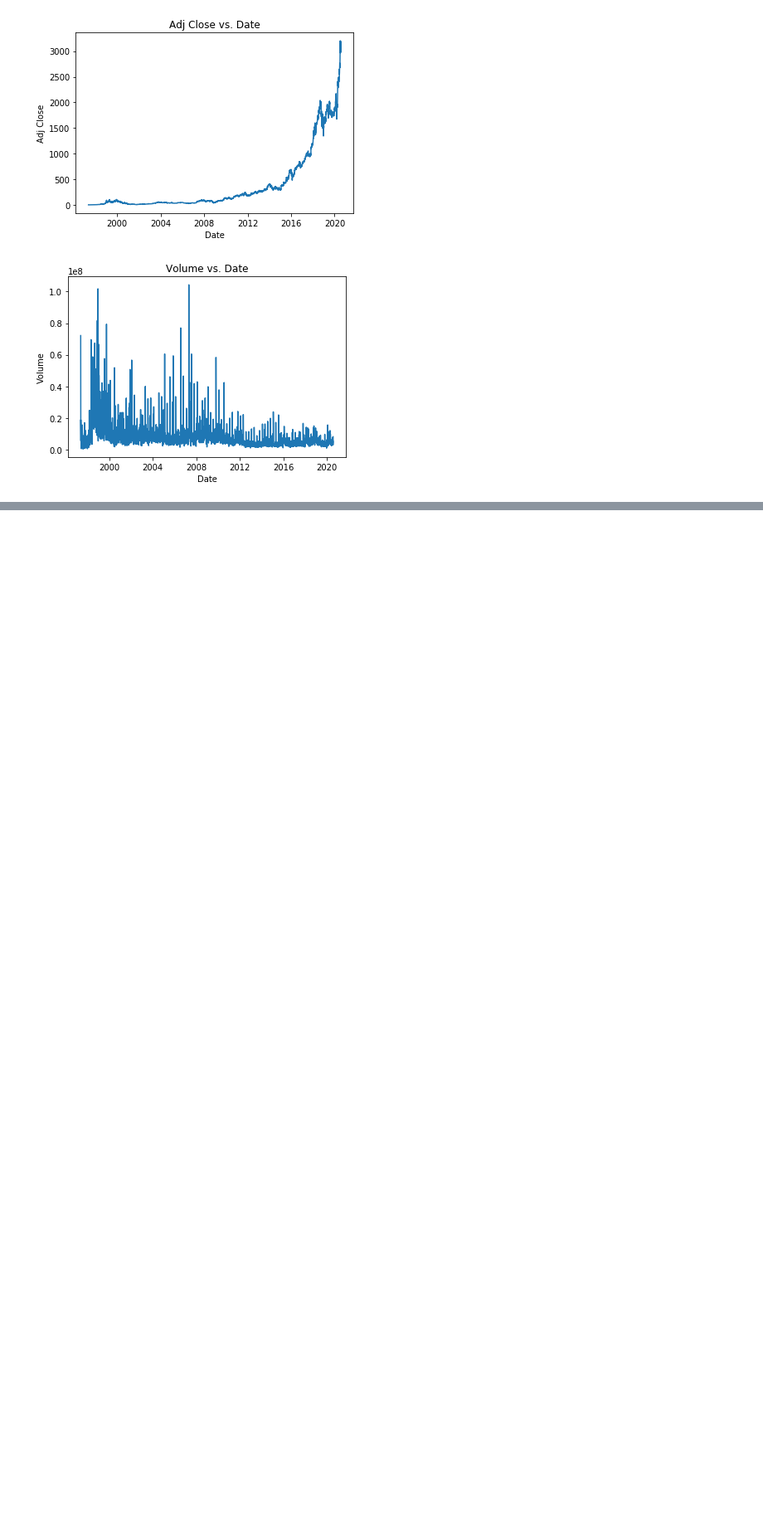
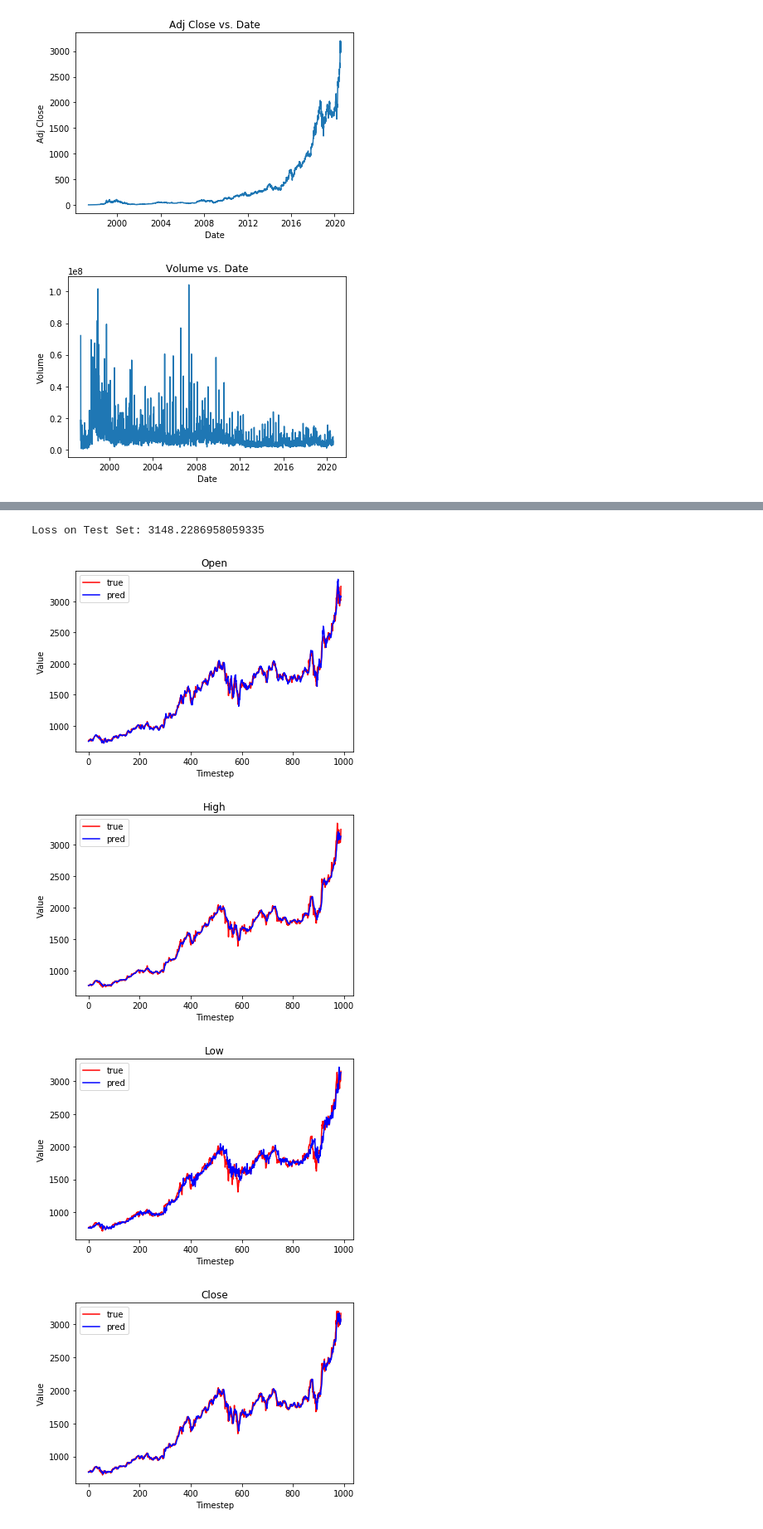
Before and after one commit to tymefighter/Forecast, a Jupyter notebook: notebooks/forecast-amazon-dataset.ipynb, the cells around one changed output, grey strips where cells are left out. Shown: that part at 83% size. Saved outputs shown, nothing was run; the diff lists cells and outputs as text; code cells hidden in the pictures; blank space fills up the shorter version.

```diff
--- a/notebooks/forecast-amazon-dataset.ipynb
+++ b/notebooks/forecast-amazon-dataset.ipynb
@@ -60,0 +96,5 @@ for column_name in column_names:
+# %%
+# train-test split
+
+trainSize = 4842
+dataTrain, dataTest = Utility.trainTestSplit(data, train=trainSize)
@@ -60,0 +165,28 @@ for column_name in column_names:
+# %%
+loss, pred = model.evaluate(
+    targetSeries=dataTest,
+    returnPred=True
+)
+
+target = dataTest[forecastHorizon + lag:, :]
+
+print(f'Loss on Test Set: {loss}')
+# %% [output]
+Loss on Test Set: 3148.2286958059335
+# %%
+columnNames = filter(
+    lambda columnName : columnName != 'Date' and columnName != 'Volume',
+    list(stock_df.columns)
+)
+
+for i, columnName in enumerate(columnNames):
+    Plot.plotPredTrue(
+        pred=pred[:, i],
+        target=target[:, i],
+        title=columnName
+    )
+# %% [output]
+[figure, added]
+[figure, added]
+[figure, added]
+[figure, added]
```
Also changed, not shown: parts of 24 cells of this notebook.
